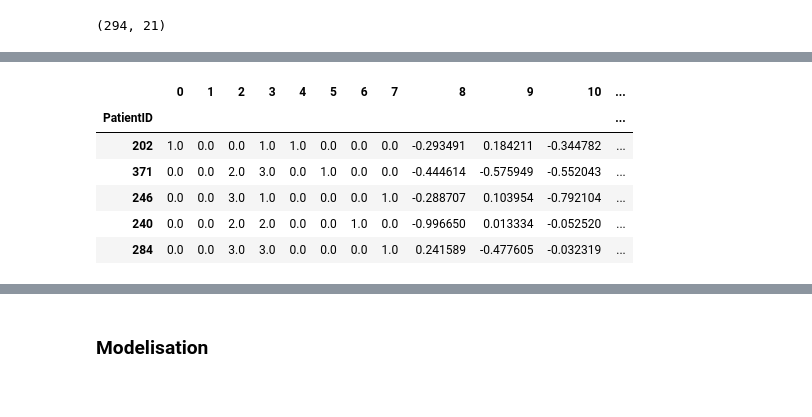
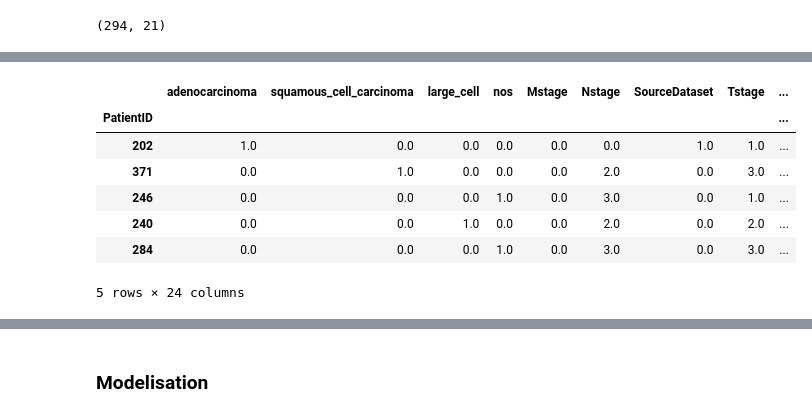
Before and after one commit to aksl20/owkin-challenge, a Jupyter notebook: python/notebook/lung-cancer-survival-time.ipynb, the cells around one changed output, grey strips where cells are left out. Saved outputs shown, nothing was run; the diff lists cells and outputs as text; code cells hidden in the pictures.

```diff
--- a/python/notebook/lung-cancer-survival-time.ipynb
+++ b/python/notebook/lung-cancer-survival-time.ipynb
@@ -359,4 +238,5 @@ Best params:  {'C': 0.001, 'degree': 2, 'gamma': 10.0, 'kernel': 'poly'}
 # %% [markdown]
 As expected, performance are not great but it will be suffisant to handle missing values.
 # %%
-svr_age = load(model_path / 'svr_age_2020-02-11_19:31:37.568277.joblib')
+svr_age = load(model_path / 'svr_age_2020-02-11_19_31_37.568277.joblib')
+clinical = clinical.apply(lambda row: age_fillna(row, svr_age, features_processing_reg_age), axis=1)
@@ -407,18 +280,7 @@ svc_hist = train_model_gridsearch(model=SVC(decision_function_shape='ovo'),
 Generalization score for polynomial kernel: train:0.6008403361344538, test: 0.4523809523809524
 Best params:  {'C': 1.0, 'degree': 2, 'gamma': 10.0, 'kernel': 'linear'}
 # %%
-svc_hist = load(model_path / 'svc_hist_2020-02-11_19:52:36.445055.joblib')
+svc_hist = load(model_path / 'svc_hist_2020-02-11_19_52_36.445055.joblib')
-# %%
-def hist_fillna(row, svc_hist, pipeline):
-  encoder = pipeline.named_transformers_.encode_histology_column
-  if row.Histology is np.NaN and not row[1:].isna().any():
-    # add a value to avoid nan in pipeline
-    row.Histology = 'adenocarcinoma'
-    X = pipeline.transform(pd.DataFrame(row).T)
-    row.Histology = encoder.inverse_transform(svc_hist.predict(X[:, 1:]).reshape(-1, 1))[0][0]
-    return row
-  else:
-    return row
 # %%
 clinical = clinical.apply(lambda row: hist_fillna(row, svc_hist,
                                                   features_processing_reg_hist), axis=1)
@@ -458,0 +311,3 @@ data.head()
+# %%
+columns = ['adenocarcinoma', 'squamous_cell_carcinoma', 'large_cell', 'nos'] + list(data.columns[1:-2])
+data.head()
@@ -459,27 +323,28 @@ data.head()
 # %%
 # data
-binary_cat_col = ['SourceDataset', 'Mstage', 'Nstage', 'Tstage']
+binary_cat_col = ['Mstage', 'Nstage', 'SourceDataset', 'Tstage']
 cat_cols = ['Histology']
 quant_cols = list(data.loc[:, 'age':].columns[:-2])
 
 processing_data = ColumnTransformer([
+ ("encode_categorical_columns", OneHotEncoder(sparse=False, categories='auto'), cat_cols),
  ("encode_binary_categorical_columns", OrdinalEncoder(categories='auto'), binary_cat_col),
- ("encode_categorical_columns", OneHotEncoder(sparse=False, categories='auto'), cat_cols),
  ("rescale_continue_columns", StandardScaler(), quant_cols),
  ])
 
-X = pd.DataFrame(processing_data.fit_transform(data.iloc[:, :-2]), index=data.index)
+X = pd.DataFrame(processing_data.fit_transform(data.iloc[:, :-2]), index=data.index, columns=columns)
 X['SurvivalTime'], X['Event'] = data['SurvivalTime'], data['Event']
 
 X.head()
 # %% [output]
-|  | 0 | 1 | 2 | 3 | 4 | 5 | 6 | 7 | 8 | 9 | 10 | ... |
-| PatientID |  |  |  |  |  |  |  |  |  |  |  | ... |
-| 202 | 1.0 | 0.0 | 0.0 | 1.0 | 1.0 | 0.0 | 0.0 | 0.0 | -0.293491 | 0.184211 | -0.344782 | ... |
-| 371 | 0.0 | 0.0 | 2.0 | 3.0 | 0.0 | 1.0 | 0.0 | 0.0 | -0.444614 | -0.575949 | -0.552043 | ... |
-| 246 | 0.0 | 0.0 | 3.0 | 1.0 | 0.0 | 0.0 | 0.0 | 1.0 | -0.288707 | 0.103954 | -0.792104 | ... |
-| 240 | 0.0 | 0.0 | 2.0 | 2.0 | 0.0 | 0.0 | 1.0 | 0.0 | -0.996650 | 0.013334 | -0.052520 | ... |
-| 284 | 0.0 | 0.0 | 3.0 | 3.0 | 0.0 | 0.0 | 0.0 | 1.0 | 0.241589 | -0.477605 | -0.032319 | ... |
+|  | adenocarcinoma | squamous_cell_carcinoma | large_cell | nos | Mstage | Nstage | SourceDataset | Tstage | ... |
+| PatientID |  |  |  |  |  |  |  |  | ... |
+| 202 | 1.0 | 0.0 | 0.0 | 0.0 | 0.0 | 0.0 | 1.0 | 1.0 | ... |
+| 371 | 0.0 | 1.0 | 0.0 | 0.0 | 0.0 | 2.0 | 0.0 | 3.0 | ... |
+| 246 | 0.0 | 0.0 | 0.0 | 1.0 | 0.0 | 3.0 | 0.0 | 1.0 | ... |
+| 240 | 0.0 | 0.0 | 1.0 | 0.0 | 0.0 | 2.0 | 0.0 | 2.0 | ... |
+| 284 | 0.0 | 0.0 | 0.0 | 1.0 | 0.0 | 3.0 | 0.0 | 3.0 | ... |
+5 rows × 24 columns
 # %%
 transformer_X = ReduceVIF(thresh=6.0, index='PatientID')
 X = transformer_X.fit_transform(X.reset_index())
```
Also changed, not shown: parts of 131 cells of this notebook.
